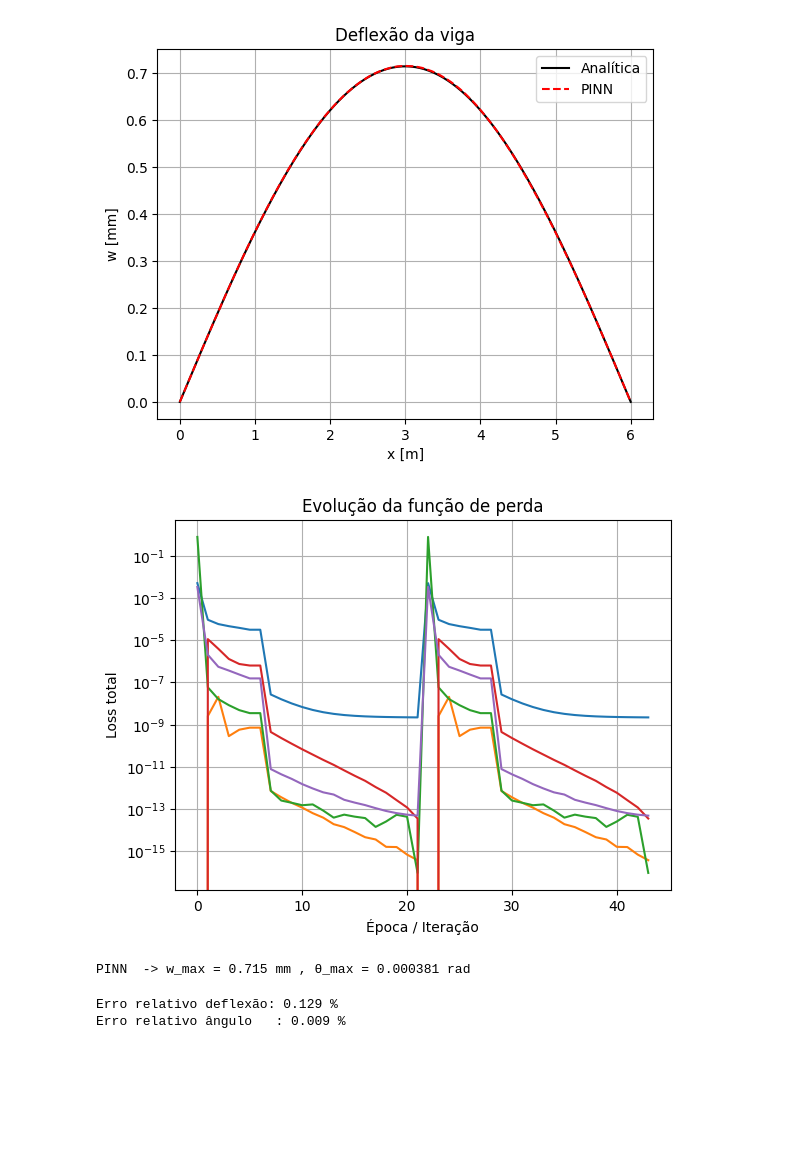
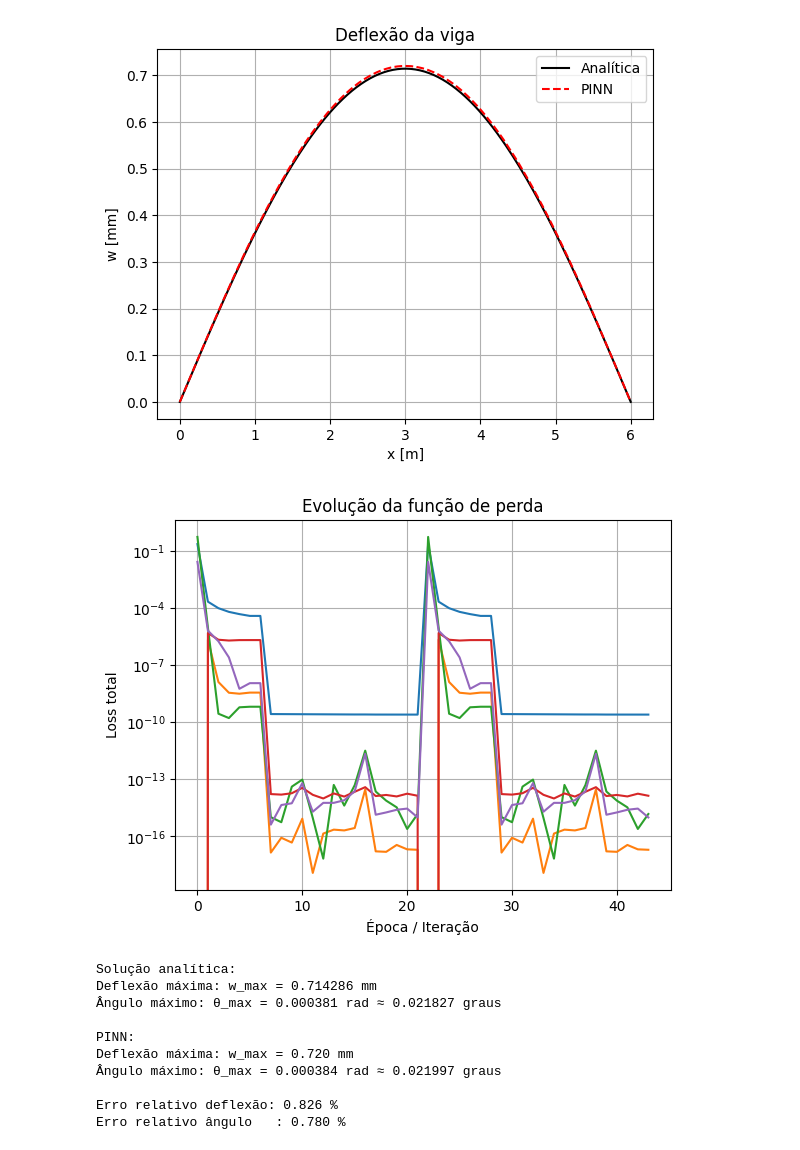
Before and after one commit to juliazanardo/MEC_502-T.E.MECSOL, a Jupyter notebook: AE3/exercicio2b.ipynb, the cells around one changed output. Cells and saved outputs as stored; diff of their text form; code cells hidden in the pictures; blank space fills up the shorter version.

```diff
--- a/AE3/exercicio2b.ipynb
+++ b/AE3/exercicio2b.ipynb
@@ -30,13 +66,13 @@ bc_mL = dde.OperatorBC(
 # ------------------- Dados --------------------------
 data = dde.data.PDE(
     geom, pde, [bc_w0, bc_wL, bc_m0, bc_mL],
-    num_domain = 1000,
+    num_domain = 200,
     num_boundary = 200,
-    num_test = 200,
+    num_test = 300,
 )
 
 # ------------------- Rede ---------------------------
-layer_size   = [1] + [40] * 3 + [1]
+layer_size   = [1] + [20] * 4 + [1]
 activation   = "sin"
 initializer  = "Glorot uniform"
 net = dde.nn.FNN(layer_size, activation, initializer)
@@ -82,7 +118,25 @@ w0    = model.net(x_sup)
 dw_dx = torch.autograd.grad(w0, x_sup,
          grad_outputs=torch.ones_like(w0), create_graph=True)[0].item()
 
-print(f"PINN  -> w_max = {w_mid*1e3:.3f} mm , θ_max = {abs(dw_dx):.6f} rad")
+# ---- Valores analíticos no ponto de máxima deflexão ----
+x_max = L / 2  # para carga uniforme, a deflexão máxima ocorre no meio do vão
+w_exact_max = w_exact(x_max)  # [m]
+theta_exact_max = (q * (L**3 - 3*L*(x_max**2) + 2*(x_max**3)) / (12*E*I))  # rad
+
+print(f"Solução analítica:")
+print(f"Deflexão máxima: w_max = {w_exact_max*1e3:.6f} mm")
+print(f"Ângulo máximo: θ_max = {theta_exact_max:.6f} rad ≈ {np.degrees(theta_exact_max):.6f} graus")
+print(f"\nPINN: \nDeflexão máxima: w_max = {w_mid*1e3:.3f} mm \nÂngulo máximo: θ_max = {abs(dw_dx):.6f} rad ≈ {np.degrees(dw_dx):.6f} graus\n")
+
+
+w_exact_L = (5*q*L**4)/(384*E*I)
+theta_exact = (q*L**3)/(24*E*I)
+
+erro_w = 100 * (abs((w_mid - w_exact_L) / w_exact_L))
+erro_theta = 100 * (abs((dw_dx - theta_exact) / theta_exact))
+
+print(f"Erro relativo deflexão: {erro_w:.3f} %")
+print(f"Erro relativo ângulo   : {erro_theta:.3f} %")
 # %% [output]
 Setting the default backend to "pytorch". You can change it in the ~/.deepxde/config.json file or export the DDE_BACKEND environment variable. Valid options are: tensorflow.compat.v1, tensorflow, pyto ...
 Compiling model...
@@ -104,15 +158,12 @@ Step      Train loss                                            Test loss
-[figure, old version]
+[figure, new version]
-[figure, old version]
+[figure, new version]
-PINN  -> w_max = 0.715 mm , θ_max = 0.000381 rad
+Solução analítica:
+Deflexão máxima: w_max = 0.714286 mm
+Ângulo máximo: θ_max = 0.000381 rad ≈ 0.021827 graus
+
+PINN:
+Deflexão máxima: w_max = 0.720 mm
+Ângulo máximo: θ_max = 0.000384 rad ≈ 0.021997 graus
+
+Erro relativo deflexão: 0.826 %
+Erro relativo ângulo   : 0.780 %
-# %%
-w_exact_L = (5*q*L**4)/(384*E*I)
-theta_exact = (q*L**3)/(24*E*I)
-
-erro_w = 100 * (abs((w_mid - w_exact_L) / w_exact_L))
-erro_theta = 100 * (abs((dw_dx - theta_exact) / theta_exact))
-
-print(f"Erro relativo deflexão: {erro_w:.3f} %")
-print(f"Erro relativo ângulo   : {erro_theta:.3f} %")
-# %% [output]
-Erro relativo deflexão: 0.129 %
-Erro relativo ângulo   : 0.009 %
```
Also changed, not shown: parts of 2 cells of this notebook, 5 other files.
